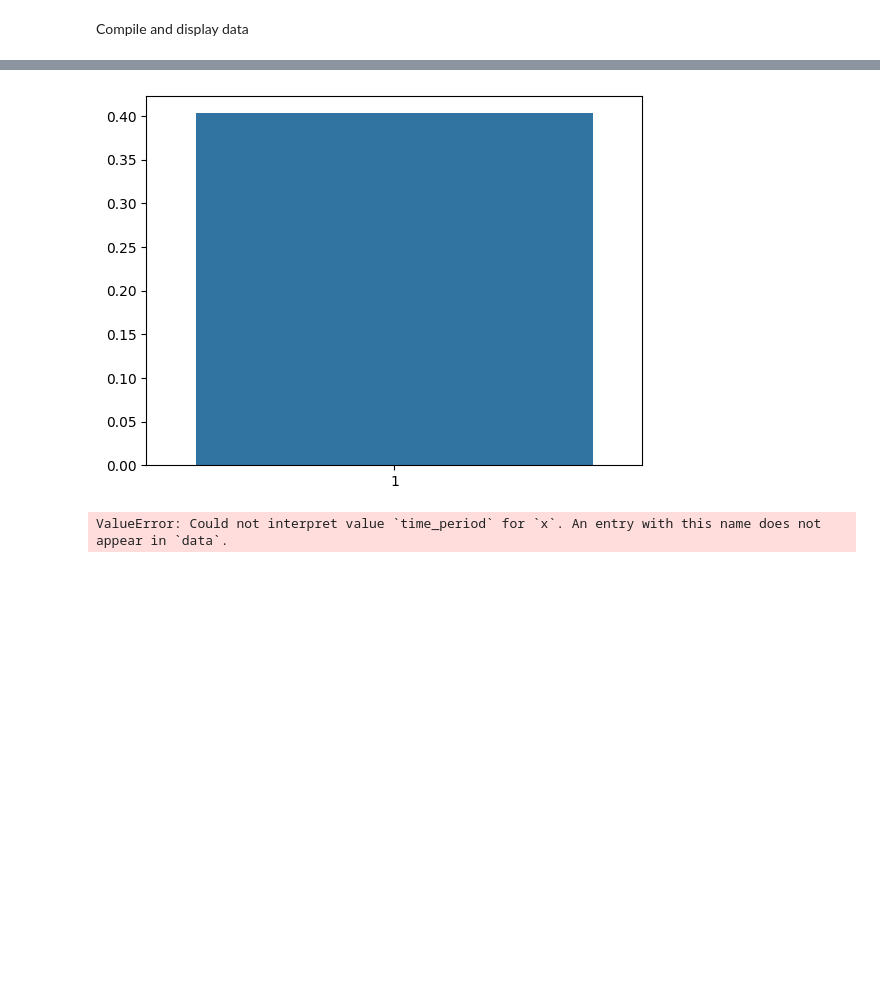
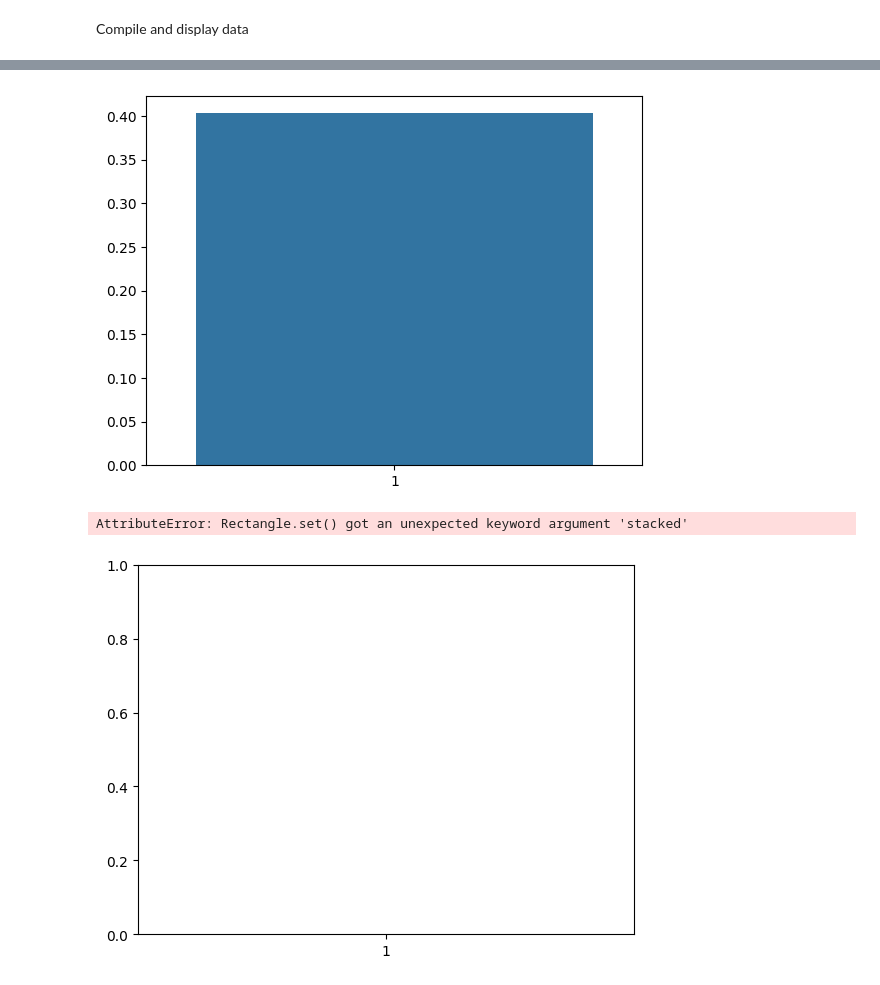
Before and after one commit to woofer300/american-print-narratives-of-east-asians, a Jupyter notebook: american-print-narratives-of-east-asians.ipynb, the cells around one changed output, grey strips where cells are left out. Cells and saved outputs as stored; diff of their text form; code cells hidden in the pictures; blank space fills up the shorter version.

```diff
--- a/american-print-narratives-of-east-asians.ipynb
+++ b/american-print-narratives-of-east-asians.ipynb
@@ -309,19 +309,21 @@ Compile and display data
 # %%
 average_polarity_by_time_period = get_average_by_time_period('polarity', Path.cwd() / 'results')
 sns.barplot(average_polarity_by_time_period)
 plt.show()
 
 average_subjectivity_by_time_period = get_average_by_time_period('subjectivity', Path.cwd() / 'results')
 sns.barplot(average_subjectivity_by_time_period)
 plt.show()
 
 combined_emotion_frequencies_by_time_period = pd.DataFrame(get_combined_frequencies_by_time_period_excluding_keywords('emotion', Path.cwd() / 'results'))
 # Plot dataframe with a stacked bar chart
-so.barplot(data=combined_emotion_frequencies_by_time_period, stacked=True)
+sns.barplot(data=combined_emotion_frequencies_by_time_period, stacked=True)
+plt.show()
 
 combined_word_frequencies_by_time_period = get_combined_frequencies_by_time_period_excluding_keywords('word_frequency', Path.cwd() / 'results')
 generate_word_clouds(combined_word_frequencies_by_time_period)
 # %% [output]
 [figure]
 [figure]
-ValueError: Could not interpret value `time_period` for `x`. An entry with this name does not appear in `data`.
+AttributeError: Rectangle.set() got an unexpected keyword argument 'stacked'
+[figure, added]
```
Also changed, not shown: 1 other file.
